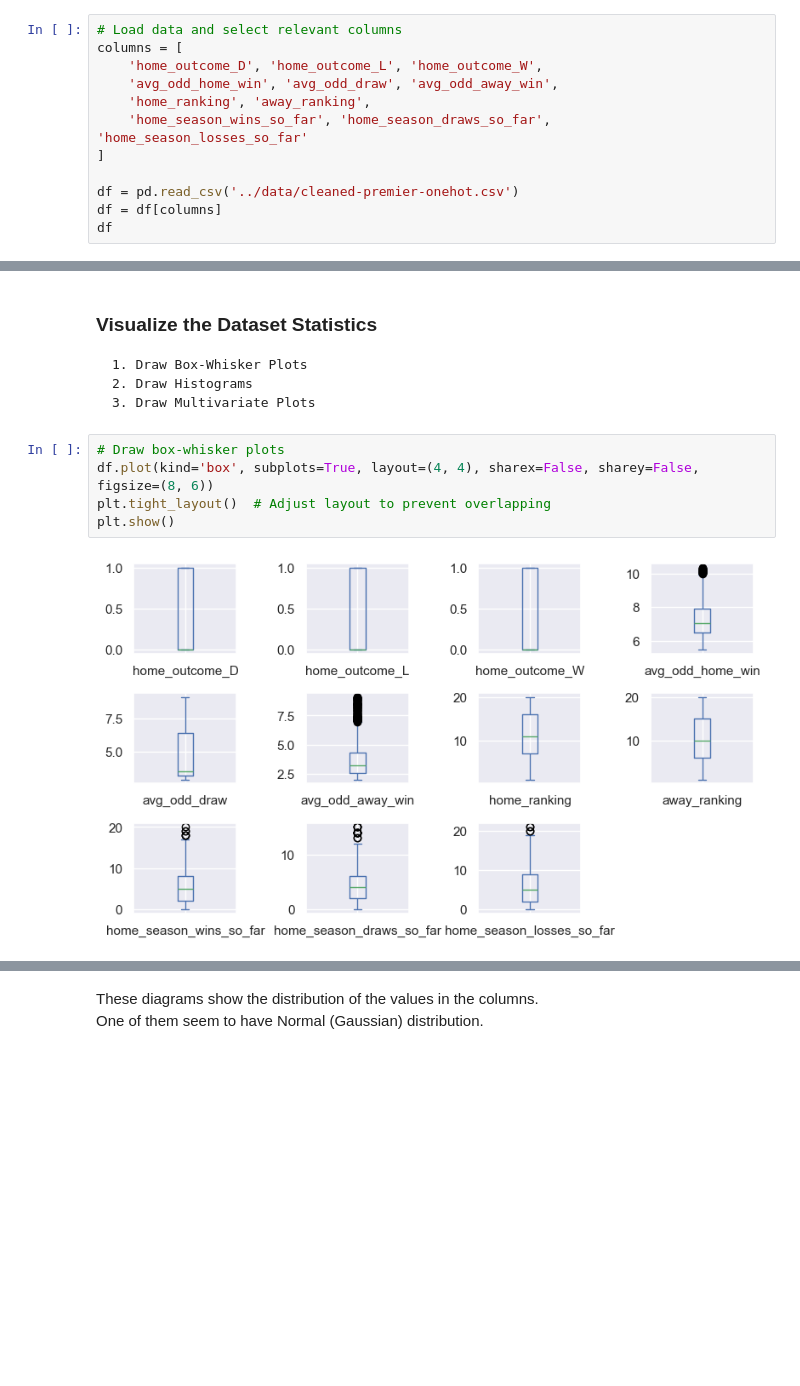
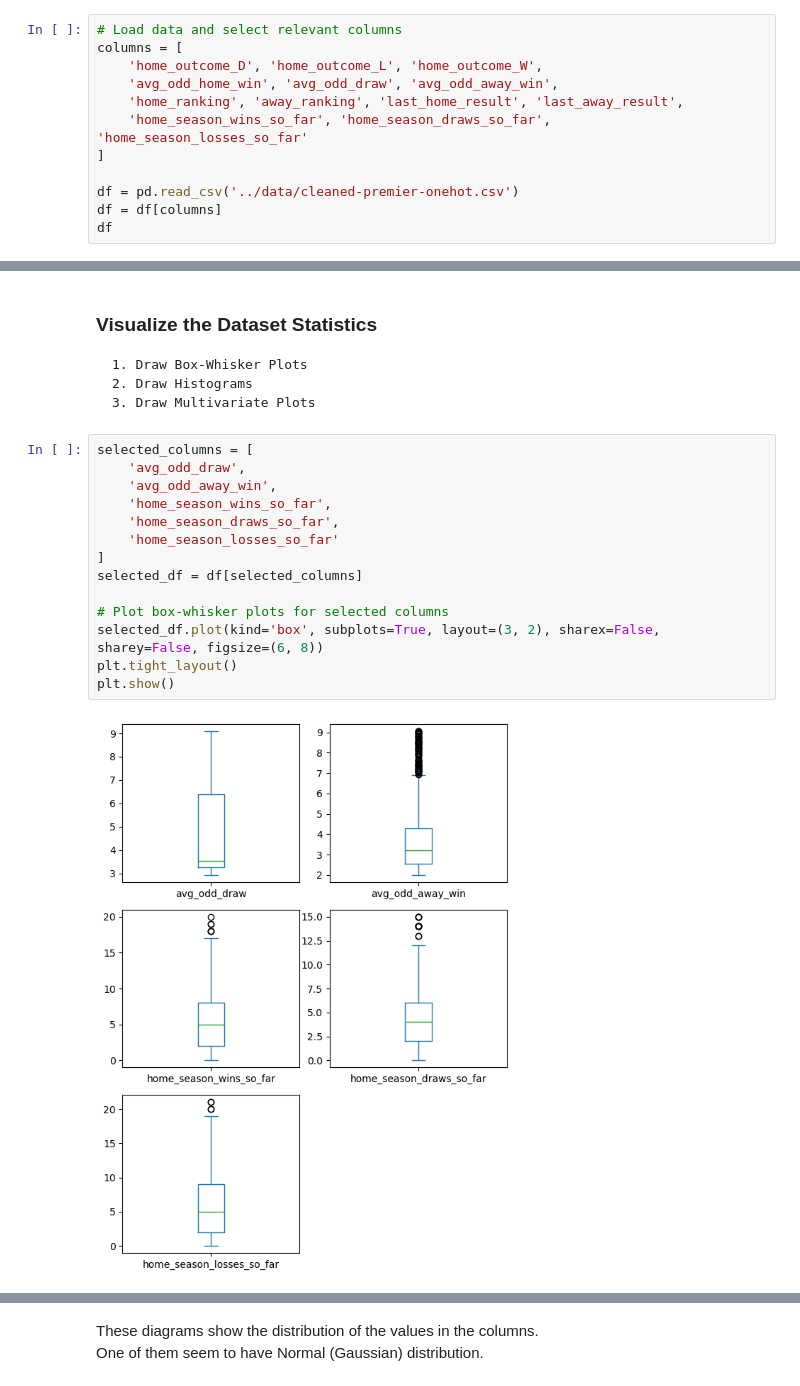
Before and after one commit to peterjanas/betting-BI, a Jupyter notebook: notebook/premier-onehot-naive-bayes copy.ipynb, the cells around one changed output, grey strips where cells are left out. Saved outputs shown, nothing was run; the diff lists cells and outputs as text; blank space fills up the shorter version.

```diff
--- a/notebook/premier-onehot-naive-bayes copy.ipynb
+++ b/notebook/premier-onehot-naive-bayes copy.ipynb
@@ -17,7 +17,7 @@ from sklearn.naive_bayes import GaussianNB
 columns = [
     'home_outcome_D', 'home_outcome_L', 'home_outcome_W',
     'avg_odd_home_win', 'avg_odd_draw', 'avg_odd_away_win',
-    'home_ranking', 'away_ranking',
+    'home_ranking', 'away_ranking', 'last_home_result', 'last_away_result',
     'home_season_wins_so_far', 'home_season_draws_so_far', 'home_season_losses_so_far'
 ]
 
@@ -94,10 +94,19 @@ df.describe()
     2. Draw Histograms
     3. Draw Multivariate Plots
 # %%
-# Draw box-whisker plots
-df.plot(kind='box', subplots=True, layout=(4, 4), sharex=False, sharey=False, figsize=(8, 6))
-plt.tight_layout()  # Adjust layout to prevent overlapping
+selected_columns = [
+    'avg_odd_draw',
+    'avg_odd_away_win',
+    'home_season_wins_so_far',
+    'home_season_draws_so_far',
+    'home_season_losses_so_far'
+]
+selected_df = df[selected_columns]
+
+# Plot box-whisker plots for selected columns
+selected_df.plot(kind='box', subplots=True, layout=(3, 2), sharex=False, sharey=False, figsize=(6, 8))
+plt.tight_layout()
 plt.show()
 # %% [output]
-[figure, old version]
+[figure, new version]
 # %%
```
Also changed, not shown: parts of 13 cells of this notebook, 2 other files.
